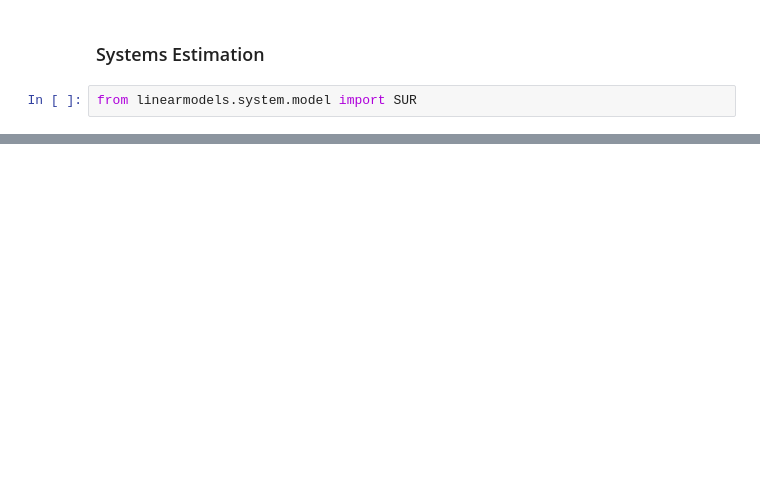
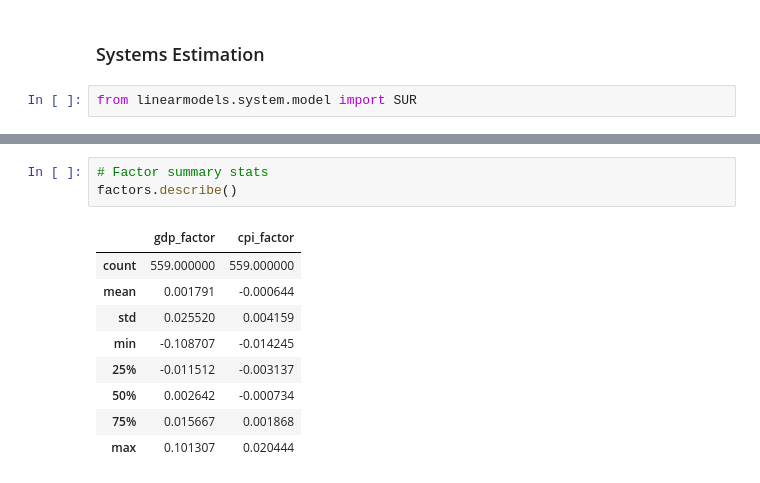
Before and after one commit to santoromano/Macro-Cross-Sectional-Analysis, a Jupyter notebook: mimicking_portfolios.ipynb, the cells around one changed output, grey strips where cells are left out. Drawn from its saved outputs; the diff is of its cells as text; blank space fills up the shorter version.

```diff
--- a/mimicking_portfolios.ipynb
+++ b/mimicking_portfolios.ipynb
@@ -260,0 +282,13 @@ Kernel (HAC) Covariance (Debiased: False, GLS: False, Kernel: bartlett)
+# %%
+# Factor summary stats
+factors.describe()
+# %% [output]
+|  | gdp_factor | cpi_factor |
+| count | 559.000000 | 559.000000 |
+| mean | 0.001791 | -0.000644 |
+| std | 0.025520 | 0.004159 |
+| min | -0.108707 | -0.014245 |
+| 25% | -0.011512 | -0.003137 |
+| 50% | 0.002642 | -0.000734 |
+| 75% | 0.015667 | 0.001868 |
+| max | 0.101307 | 0.020444 |
```
Also changed, not shown: parts of 14 cells of this notebook.
